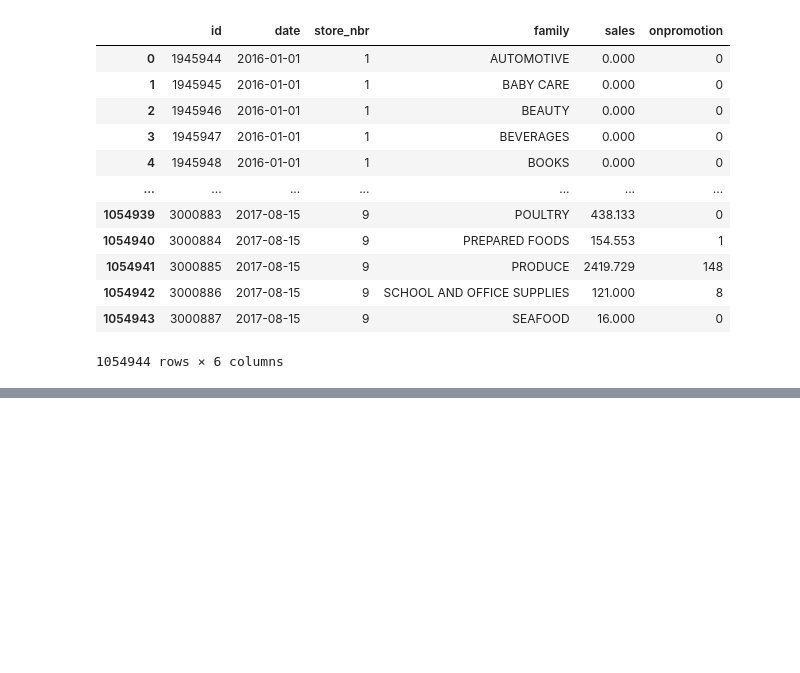
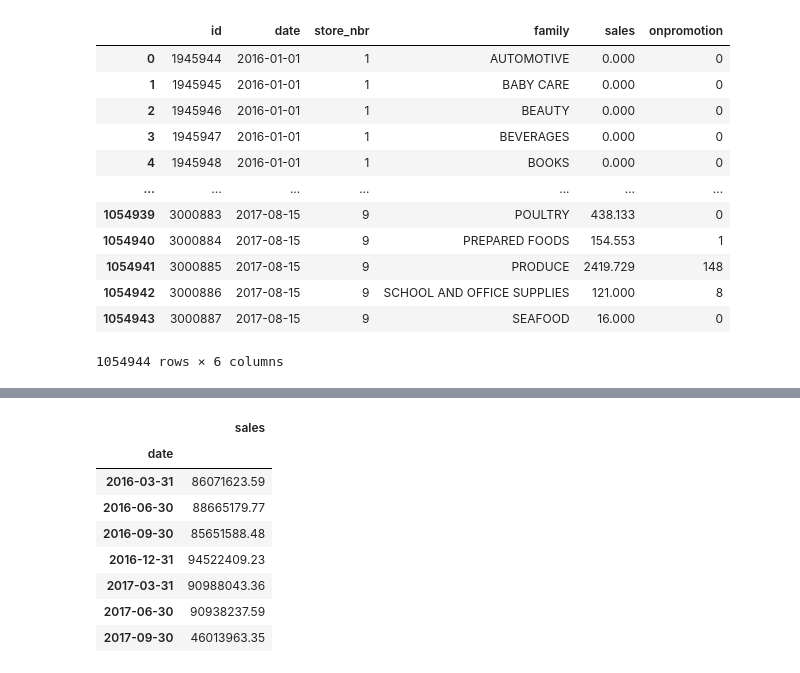
Before and after one commit to Narula901/Python-Library, a Jupyter notebook: Pandas/Practice Problems/Practice Problem - Handling Dates and Times -3.ipynb, the cells around one changed output, grey strips where cells are left out. Cells and saved outputs as stored; diff of their text form; code cells hidden in the pictures; blank space fills up the shorter version.

```diff
--- a/Pandas/Practice Problems/Practice Problem - Handling Dates and Times -3.ipynb
+++ b/Pandas/Practice Problems/Practice Problem - Handling Dates and Times -3.ipynb
@@ -298,0 +306,12 @@ retail
+# %%
+retail_agg.resample('Q').sum().round(2)
+# %% [output]
+|  | sales |
+| date |  |
+| 2016-03-31 | 86071623.59 |
+| 2016-06-30 | 88665179.77 |
+| 2016-09-30 | 85651588.48 |
+| 2016-12-31 | 94522409.23 |
+| 2017-03-31 | 90988043.36 |
+| 2017-06-30 | 90938237.59 |
+| 2017-09-30 | 46013963.35 |
```
Also changed, not shown: parts of 6 cells of this notebook.
